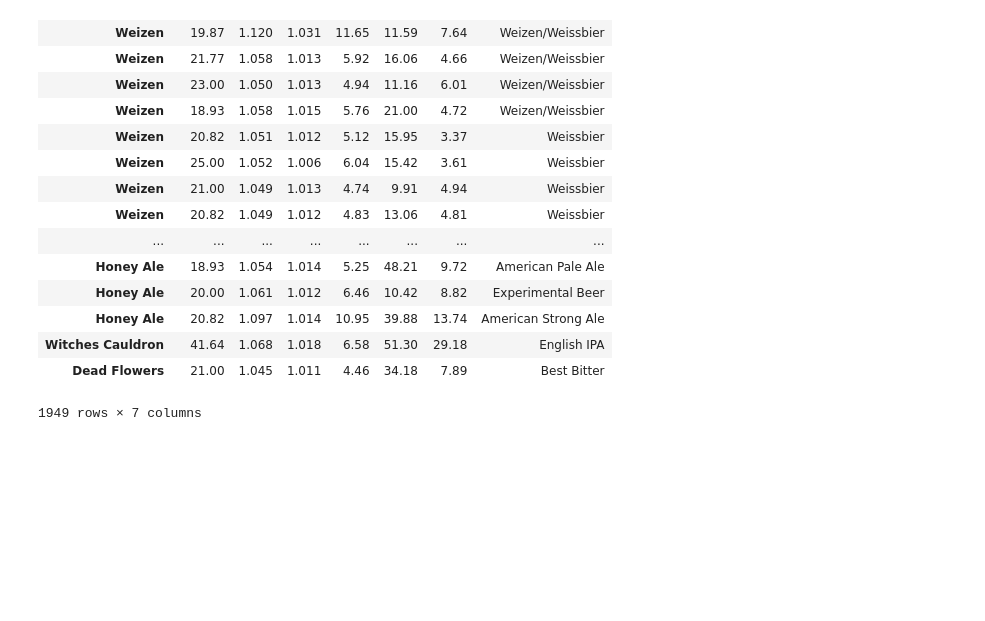
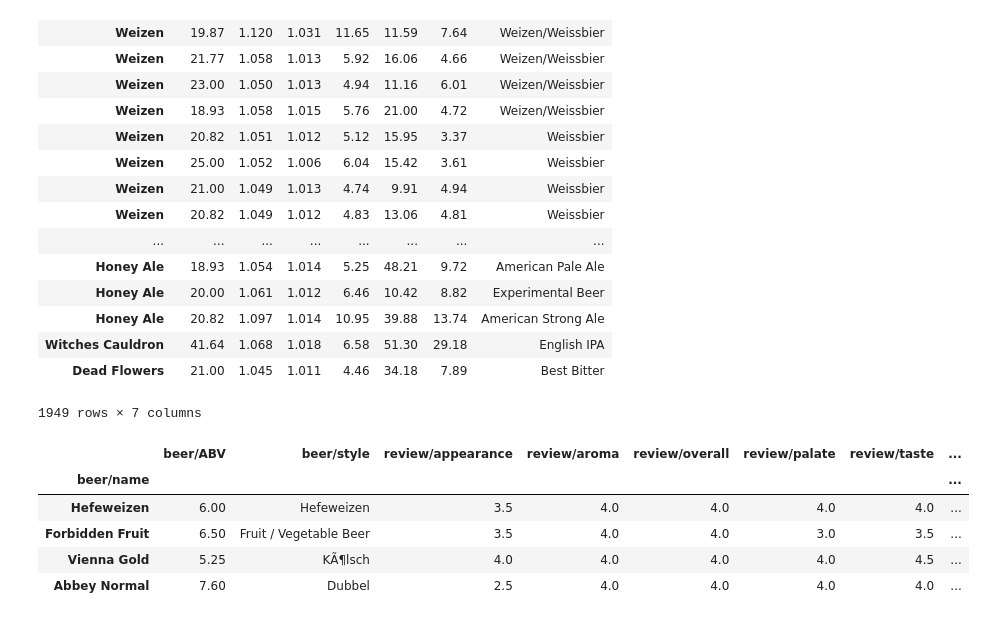
Before and after one commit to KMichell/beer_analysis, a Jupyter notebook: beer_recommendations.ipynb, the cells around one changed output. Saved outputs shown, nothing was run; the diff lists cells and outputs as text; code cells hidden in the pictures; blank space fills up the shorter version.

```diff
--- a/beer_recommendations.ipynb
+++ b/beer_recommendations.ipynb
@@ -371,3 +379,12 @@ beer_recepi
 | Witches Cauldron | 41.64 | 1.068 | 1.018 | 6.58 | 51.30 | 29.18 | English IPA |
 | Dead Flowers | 21.00 | 1.045 | 1.011 | 4.46 | 34.18 | 7.89 | Best Bitter |
 1949 rows × 7 columns
+# %%
+beer_user[beer_user['username'] == 'Todd']
+# %% [output]
+|  | beer/ABV | beer/style | review/appearance | review/aroma | review/overall | review/palate | review/taste | ... |
+| beer/name |  |  |  |  |  |  |  | ... |
+| Hefeweizen | 6.00 | Hefeweizen | 3.5 | 4.0 | 4.0 | 4.0 | 4.0 | ... |
+| Forbidden Fruit | 6.50 | Fruit / Vegetable Beer | 3.5 | 4.0 | 4.0 | 3.0 | 3.5 | ... |
+| Vienna Gold | 5.25 | KÃ¶lsch | 4.0 | 4.0 | 4.0 | 4.0 | 4.5 | ... |
+| Abbey Normal | 7.60 | Dubbel | 2.5 | 4.0 | 4.0 | 4.0 | 4.0 | ... |
```
Also changed, not shown: parts of 11 cells of this notebook.
